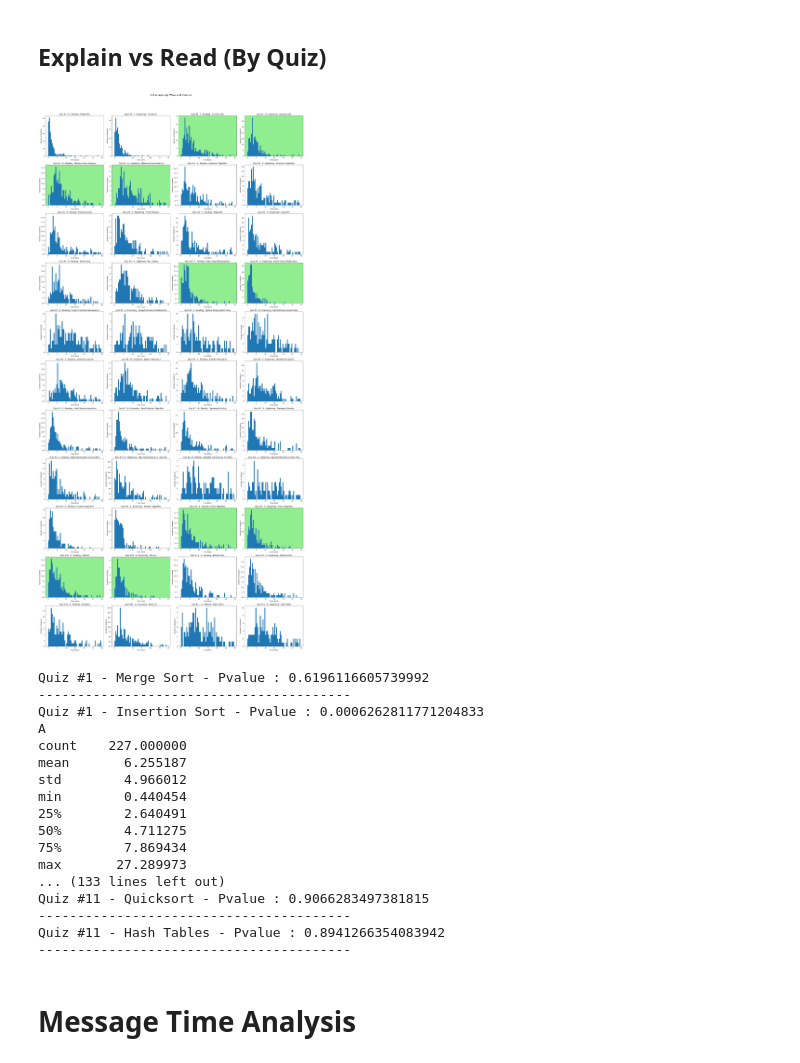
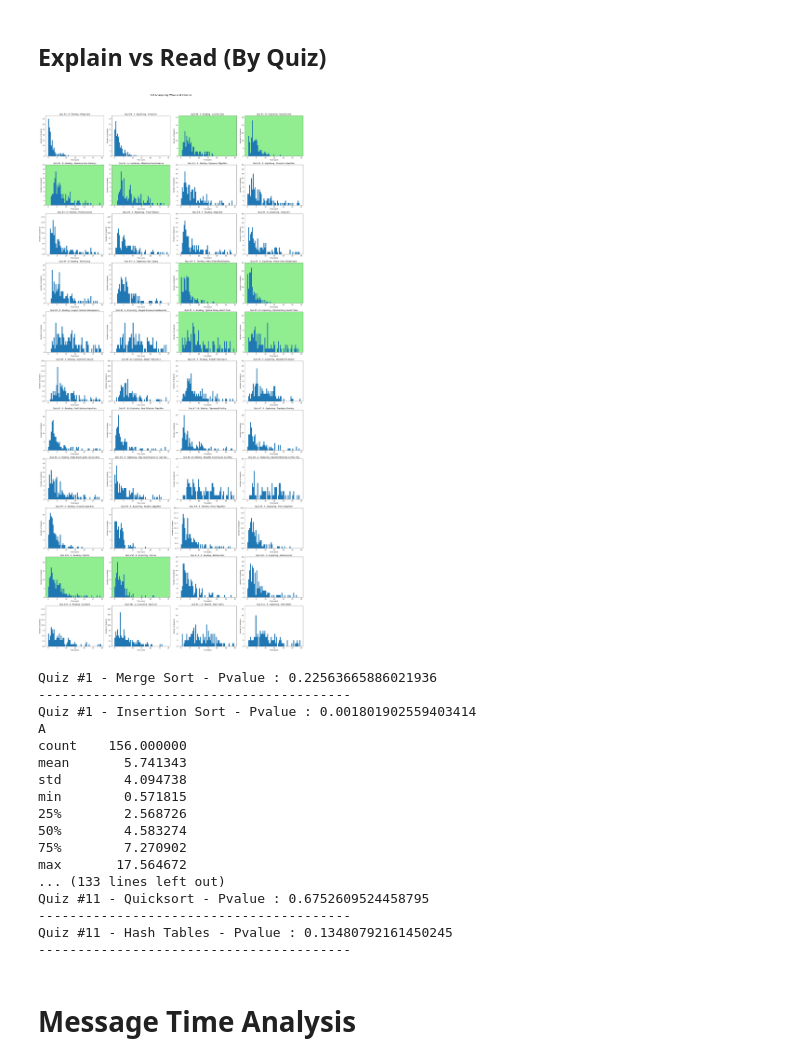
Before and after one commit to AmauryGeorge/LearningByExplaining, a Jupyter notebook: cleanednb.ipynb, the cells around one changed output. Saved outputs shown, nothing was run; the diff lists cells and outputs as text; code cells hidden in the pictures.

```diff
--- a/cleanednb.ipynb
+++ b/cleanednb.ipynb
@@ -41,0 +14,2 @@ df
+# %%
+df_load = pd.read_json('merged_logs.jsonl', lines=True, convert_dates=['_creationTime'])
@@ -83,9 +80,10 @@ FileNotFoundError: [Errno 2] No such file or directory: 'figures/attempts/attemp
 fig, ax = plt.subplots(11, 2, figsize=(10, 40))
 bins = np.arange(1, 30,1)
 for i,week in enumerate(weeks):
-    attempts = df.query("type == 'quizSubmission' and week == @week")
+    attempts = df.query("week == @week")
     for j,ex in enumerate(attempts["exerciseName"].unique()):
-        attempts.query("exerciseName == @ex").groupby("userId").transform("size").plot(kind='hist', ax=ax[i,j], title=ex, bins=bins)
+        q = attempts.query("exerciseName == @ex and type == 'quizSubmission'").drop_duplicates(subset=['userId', 'exerciseId'])["num_attempts"]
+        q.plot(kind='hist', bins=bins, ax=ax[i,j])
         ax[i,j].set_xlabel("Number of attempts")
         ax[i,j].set_ylabel("Number of students")
         ax[i,j].set_title(ex)
@@ -100,12 +98,12 @@ plt.show()
 # %%
 fig, ax = plt.subplots(1, 2, figsize=(10, 5))
 bins = np.arange(1, 15,1)
-explain = df.query("variant == 'explain' and num_attempts<15").drop_duplicates(subset=["userId","exerciseName"])["num_attempts"]
+explain = df.query("variant == 'explain'").dropna(subset="num_attempts").drop_duplicates(subset=["userId","exerciseName"])["num_attempts"]
 explain.plot(kind='hist', ax=ax[0], title='Explain', bins=bins)
 ax[0].set_xlabel("Number of attempts")
 ax[0].set_ylabel("Number of students")
 ax[0].set_title("Explain")
-read = df.query("variant == 'reading'and num_attempts<15").drop_duplicates(subset=["userId","exerciseName"])["num_attempts"]
+read = df.query("variant == 'reading'").dropna(subset="num_attempts").drop_duplicates(subset=["userId","exerciseName"])["num_attempts"].dropna()
 read.plot(kind='hist', ax=ax[1], title='Read', bins=bins)
 ax[1].set_xlabel("Number of attempts")
 ax[1].set_ylabel("Number of students")
@@ -203,9 +204,9 @@ Name: timeSpent_quiz, dtype: float64
 ## Explain vs Read
 # %%
 fig, axs = plt.subplots(1,2, figsize=(10, 5))
-reading = df[df["variant"] == "reading"].query("@min_time<timeSpent_quiz<@max_time").drop_duplicates(subset=["userId", "exerciseName"])
-explaining = df[df["variant"] == "explain"].query("@min_time<timeSpent_quiz<@max_time").drop_duplicates(subset=["userId", "exerciseName"])
-bins = np.arange(0, max_time, 0.1)
+reading = df[df["variant"] == "reading"].drop_duplicates(subset=["userId", "exerciseName"])
+explaining = df[df["variant"] == "explain"].drop_duplicates(subset=["userId", "exerciseName"])
+bins = np.arange(0, 30, 0.5)
 reading["timeSpent_quiz"].plot(kind="hist", bins=bins, ax=axs[0])
 explaining["timeSpent_quiz"].plot(kind="hist", bins=bins, ax=axs[1])
 axs[0].set_title("Control Group (reading)")
@@ -215,10 +216,21 @@ axs[1].set_xlabel("Time spent")
 axs[0].set_ylabel("Number of students")
 axs[1].set_ylabel("Number of students")
 #plot averages
-axs[0].axvline(reading["timeSpent_quiz"].mean(), color='r', linestyle='dashed', linewidth=1)
-axs[1].axvline(explaining["timeSpent_quiz"].mean(), color='r', linestyle='dashed', linewidth=1)
 plt.tight_layout()
 plt.savefig('figures/quiz/time_spent_groups.png')
+plt.show()
+# plot on the same graph
+bins = np.arange(0, 30, 0.5)
+reading["timeSpent_quiz"].plot(kind="hist", bins=bins, alpha=0.5, label="Control Group (reading)")
+explaining["timeSpent_quiz"].plot(kind="hist", bins=bins, alpha=0.5, label="Treatment Group (explaining)")
+#plot averages
+plt.axvline(reading["timeSpent_quiz"].mean(), color='blue', linestyle='dashed', linewidth=1)
+plt.axvline(explaining["timeSpent_quiz"].mean(), color='red', linestyle='dashed', linewidth=1)
+plt.xlabel("Time spent")
+plt.ylabel("Number of students")
+plt.title("Time spent on quizzes")
+plt.legend()
+plt.savefig('figures/quiz/time_spent_groups_overlay.png')
 plt.show()
 print("Reading group:", reading["timeSpent_quiz"].mean())
 print("Explaining group:", explaining["timeSpent_quiz"].mean())
@@ -274,8 +287,8 @@ axs = axs.flatten()
 
 plot_index = 0  # To track the subplot index
 for week in weeks:
-    group_a = df[(df["userGroup"] == "A") & (df["week"] == week)].drop_duplicates(subset=["userId", "exerciseName"]).query(time_query("timeSpent_quiz")).dropna(subset=["timeSpent_quiz"])
-    group_b = df[(df["userGroup"] == "B") & (df["week"] == week)].drop_duplicates(subset=["userId", "exerciseName"]).query(time_query("timeSpent_quiz")).dropna(subset=["timeSpent_quiz"])
+    group_a = df[(df["userGroup"] == "A") & (df["week"] == week)].drop_duplicates(subset=["userId", "exerciseName"]).dropna(subset=["timeSpent_quiz"])
+    group_b = df[(df["userGroup"] == "B") & (df["week"] == week)].drop_duplicates(subset=["userId", "exerciseName"]).dropna(subset=["timeSpent_quiz"])
     exercise_list = group_a["exerciseName"].unique()
 
     for exo in exercise_list:
@@ -297,50 +310,57 @@ for week in weeks:
 
         # Set axis labels
         axs[plot_index].set_xlabel("Time spent")
         axs[plot_index + 1].set_xlabel("Time spent")
         axs[plot_index].set_ylabel("Number of students")
         axs[plot_index + 1].set_ylabel("Number of students")
 
+        # Set constant y-axis for comparison
+        max_occ1 = pd.cut(group_a[group_a["exerciseName"] == exo]["timeSpent_quiz"], bins=bins).value_counts().max()
+        max_occ2 = pd.cut(group_b[group_b["exerciseName"] == exo]["timeSpent_quiz"], bins=bins).value_counts().max()
+        max_occ = max(max_occ1, max_occ2)+3
+        axs[plot_index].set_ylim([0, max_occ])
+        axs[plot_index + 1].set_ylim([0, max_occ])
+
         # Perform t-test
         ttest = stats.ttest_ind(group_a[group_a["exerciseName"] == exo]["timeSpent_quiz"], group_b[group_b["exerciseName"] == exo]["timeSpent_quiz"], equal_var=False)
         stats_arr.append(f"{week} - {exo} - Pvalue : {ttest.pvalue}")
 
         if ttest.pvalue < 0.05:
             axs[plot_index].set_facecolor('lightgreen')
             axs[plot_index + 1].set_facecolor('lightgreen')
             s = "A\n" + str(group_a[group_a["exerciseName"] == exo]["timeSpent_quiz"].describe()) + "\n" + "-"*20 + "\n"
             s += "B\n" + str(group_b[group_b["exerciseName"] == exo]["timeSpent_quiz"].describe())
             stats_arr.append(s)
 
         stats_arr.append("-"*40)
         plot_index += 2  # Move to the next pair of subplots
 fig.tight_layout(rect=[0, 0.03, 1, 0.95])
 plt.suptitle("A/B Analysis by Week and Exercise", fontsize=16)
 plt.savefig('figures/quiz/time_spent_groups_week.png')
 plt.show()
 
 
 # Print stats
 for line in stats_arr:
     print(line)
 # %% [output]
-[figure, old version]
+[figure, new version]
-Quiz #1 - Merge Sort - Pvalue : 0.6196116605739992
+Quiz #1 - Merge Sort - Pvalue : 0.22563665886021936
 ----------------------------------------
-Quiz #1 - Insertion Sort - Pvalue : 0.0006262811771204833
+Quiz #1 - Insertion Sort - Pvalue : 0.001801902559403414
 A
-count    227.000000
-mean       6.255187
-std        4.966012
-min        0.440454
-25%        2.640491
-50%        4.711275
-75%        7.869434
-max       27.289973
+count    156.000000
+mean       5.741343
+std        4.094738
+min        0.571815
+25%        2.568726
+50%        4.583274
+75%        7.270902
+max       17.564672
 ... (133 lines left out)
-Quiz #11 - Quicksort - Pvalue : 0.9066283497381815
+Quiz #11 - Quicksort - Pvalue : 0.6752609524458795
 ----------------------------------------
-Quiz #11 - Hash Tables - Pvalue : 0.8941266354083942
+Quiz #11 - Hash Tables - Pvalue : 0.13480792161450245
 ----------------------------------------
 # %% [markdown]
 # Message Time Analysis
```
Also changed, not shown: parts of 42 cells of this notebook, 8 other files.
